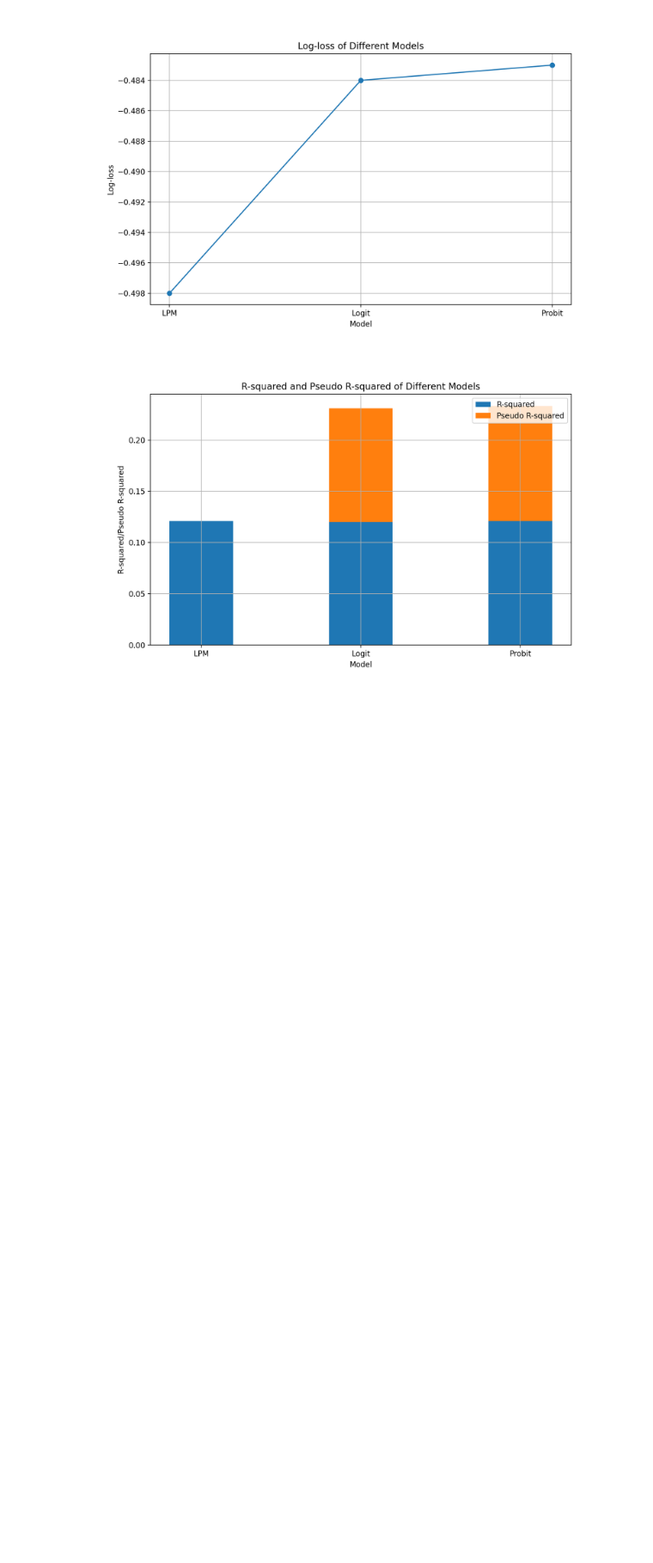
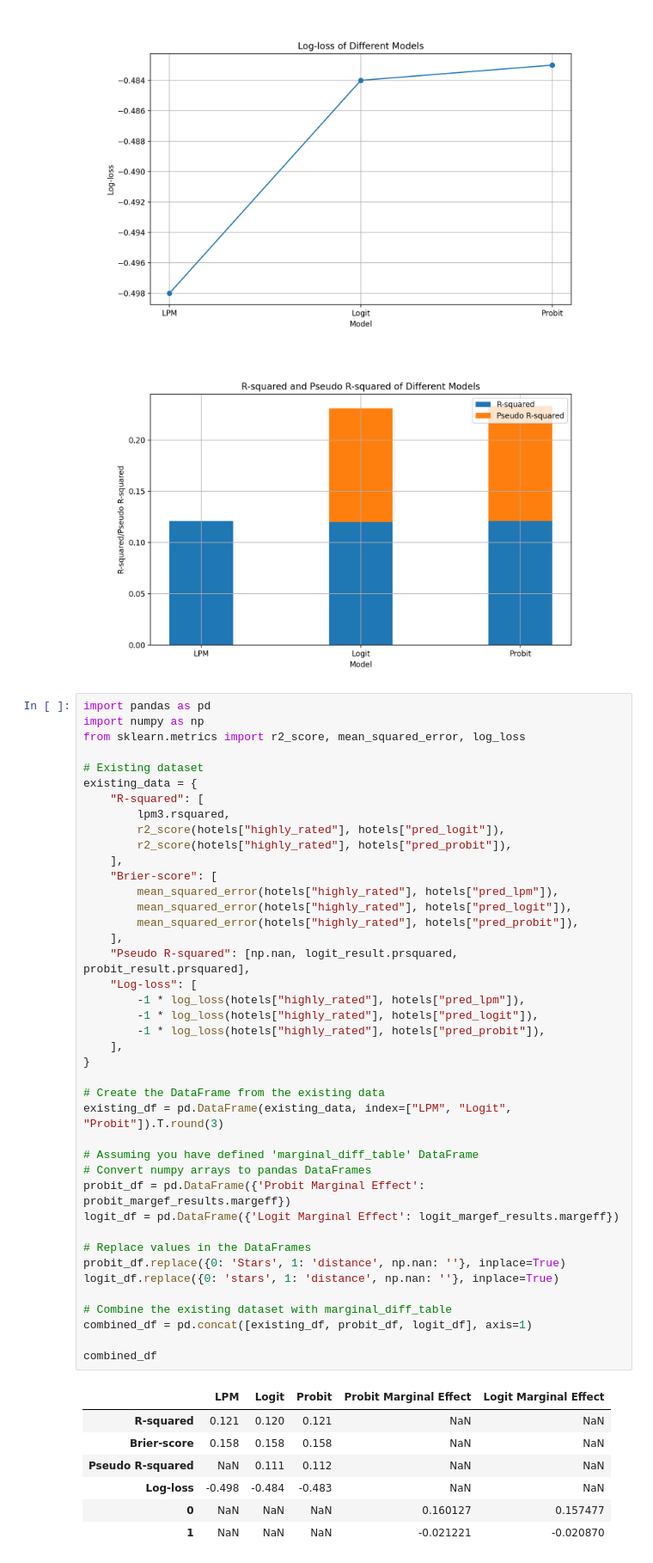
Before and after one commit to Alejandra-savagebriz/DA2, a Jupyter notebook: Assignment2_DA2.ipynb, the cells around one changed output. Shown at 86% size. Drawn from its saved outputs; the diff is of its cells as text; blank space fills up the shorter version.

```diff
--- a/Assignment2_DA2.ipynb
+++ b/Assignment2_DA2.ipynb
@@ -1447,3 +1473,52 @@ plt.show()
 # %% [output]
 [figure]
 [figure]
+# %%
+import pandas as pd
+import numpy as np
+from sklearn.metrics import r2_score, mean_squared_error, log_loss
+
+# Existing dataset
+existing_data = {
+    "R-squared": [
+        lpm3.rsquared,
+        r2_score(hotels["highly_rated"], hotels["pred_logit"]),
+        r2_score(hotels["highly_rated"], hotels["pred_probit"]),
+    ],
+    "Brier-score": [
+        mean_squared_error(hotels["highly_rated"], hotels["pred_lpm"]),
+        mean_squared_error(hotels["highly_rated"], hotels["pred_logit"]),
+        mean_squared_error(hotels["highly_rated"], hotels["pred_probit"]),
+    ],
+    "Pseudo R-squared": [np.nan, logit_result.prsquared, probit_result.prsquared],
+    "Log-loss": [
+        -1 * log_loss(hotels["highly_rated"], hotels["pred_lpm"]),
+        -1 * log_loss(hotels["highly_rated"], hotels["pred_logit"]),
+        -1 * log_loss(hotels["highly_rated"], hotels["pred_probit"]),
+    ],
+}
+
+# Create the DataFrame from the existing data
+existing_df = pd.DataFrame(existing_data, index=["LPM", "Logit", "Probit"]).T.round(3)
+
+# Assuming you have defined 'marginal_diff_table' DataFrame
+# Convert numpy arrays to pandas DataFrames
+probit_df = pd.DataFrame({'Probit Marginal Effect': probit_margef_results.margeff})
+logit_df = pd.DataFrame({'Logit Marginal Effect': logit_margef_results.margeff})
+
+# Replace values in the DataFrames
+probit_df.replace({0: 'Stars', 1: 'distance', np.nan: ''}, inplace=True)
+logit_df.replace({0: 'stars', 1: 'distance', np.nan: ''}, inplace=True)
+
+# Combine the existing dataset with marginal_diff_table
+combined_df = pd.concat([existing_df, probit_df, logit_df], axis=1)
+
+combined_df
+# %% [output]
+|  | LPM | Logit | Probit | Probit Marginal Effect | Logit Marginal Effect |
+| R-squared | 0.121 | 0.120 | 0.121 | NaN | NaN |
+| Brier-score | 0.158 | 0.158 | 0.158 | NaN | NaN |
+| Pseudo R-squared | NaN | 0.111 | 0.112 | NaN | NaN |
+| Log-loss | -0.498 | -0.484 | -0.483 | NaN | NaN |
+| 0 | NaN | NaN | NaN | 0.160127 | 0.157477 |
+| 1 | NaN | NaN | NaN | -0.021221 | -0.020870 |
```
Also changed, not shown: parts of 3 cells of this notebook.
